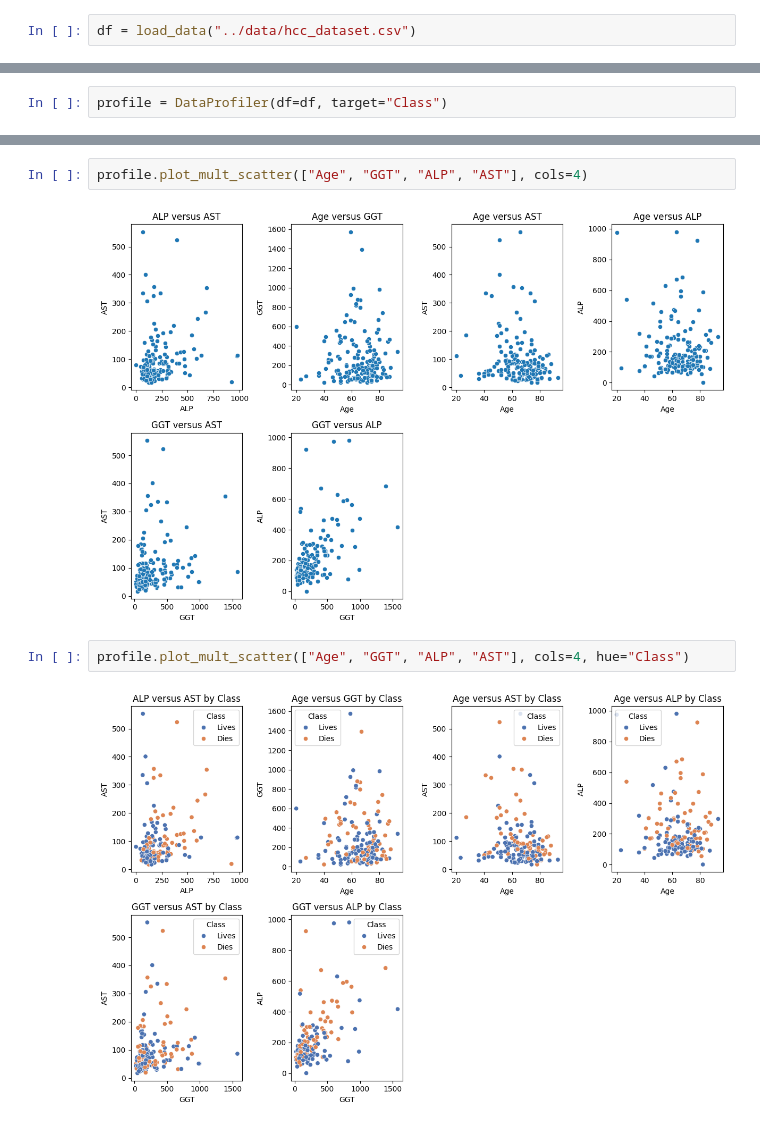
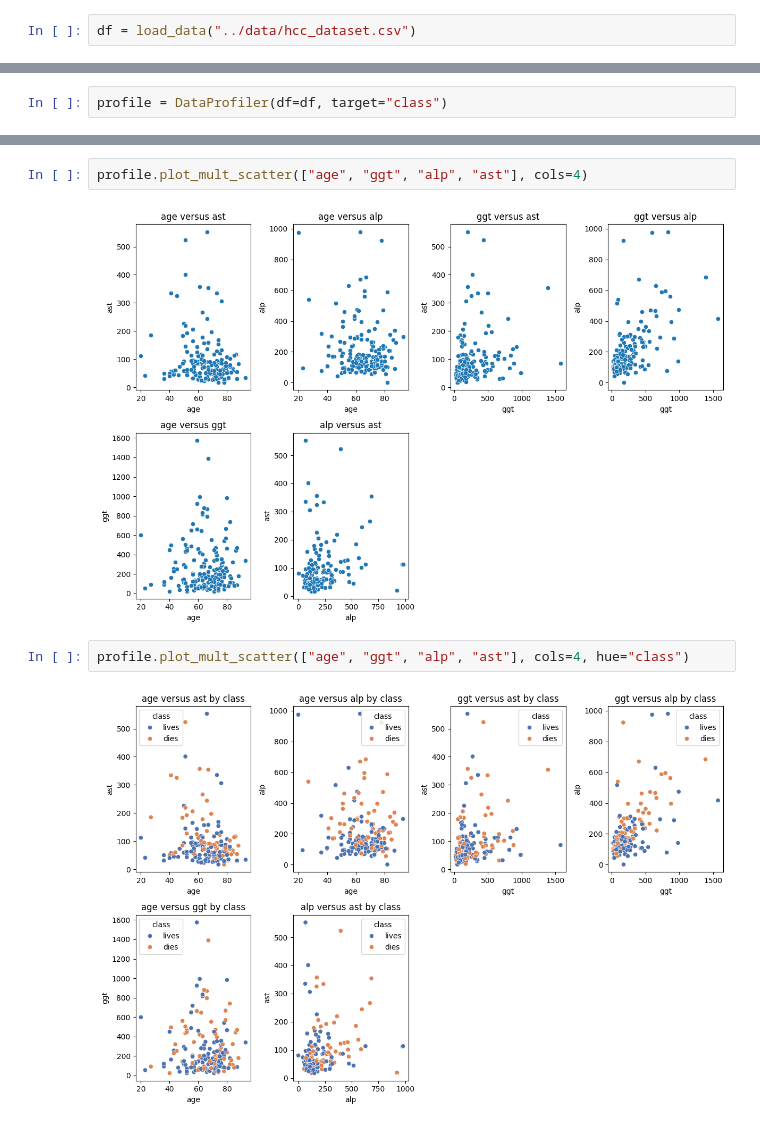
Before and after one commit to miriamspsantos/data-auditor, a Jupyter notebook: notebooks/01_eda_and_cleaning.ipynb, the cells around one changed output, grey strips where cells are left out. Saved outputs shown, nothing was run; the diff lists cells and outputs as text.

```diff
--- a/notebooks/01_eda_and_cleaning.ipynb
+++ b/notebooks/01_eda_and_cleaning.ipynb
@@ -25,6 +25,6 @@ df
 165 rows × 50 columns
 # %%
-profile = DataProfiler(df=df, target="Class")
+profile = DataProfiler(df=df, target="class")
 # %%
 profile.print_report()
 # %% [output]
@@ -104,9 +104,9 @@ profile.plot_mult_scatter(["MCV", "Age", "Grams_day"], hue="Class")
 # %%
-profile.plot_mult_scatter(["Age", "GGT", "ALP", "AST"], cols=4)
+profile.plot_mult_scatter(["age", "ggt", "alp", "ast"], cols=4)
 # %% [output]
-[figure, old version]
+[figure, new version]
 # %%
-profile.plot_mult_scatter(["Age", "GGT", "ALP", "AST"], cols=4, hue="Class")
+profile.plot_mult_scatter(["age", "ggt", "alp", "ast"], cols=4, hue="class")
 # %% [output]
-[figure, old version]
+[figure, new version]
 # %%
```
Also changed, not shown: parts of 15 cells of this notebook, 1 other file.
